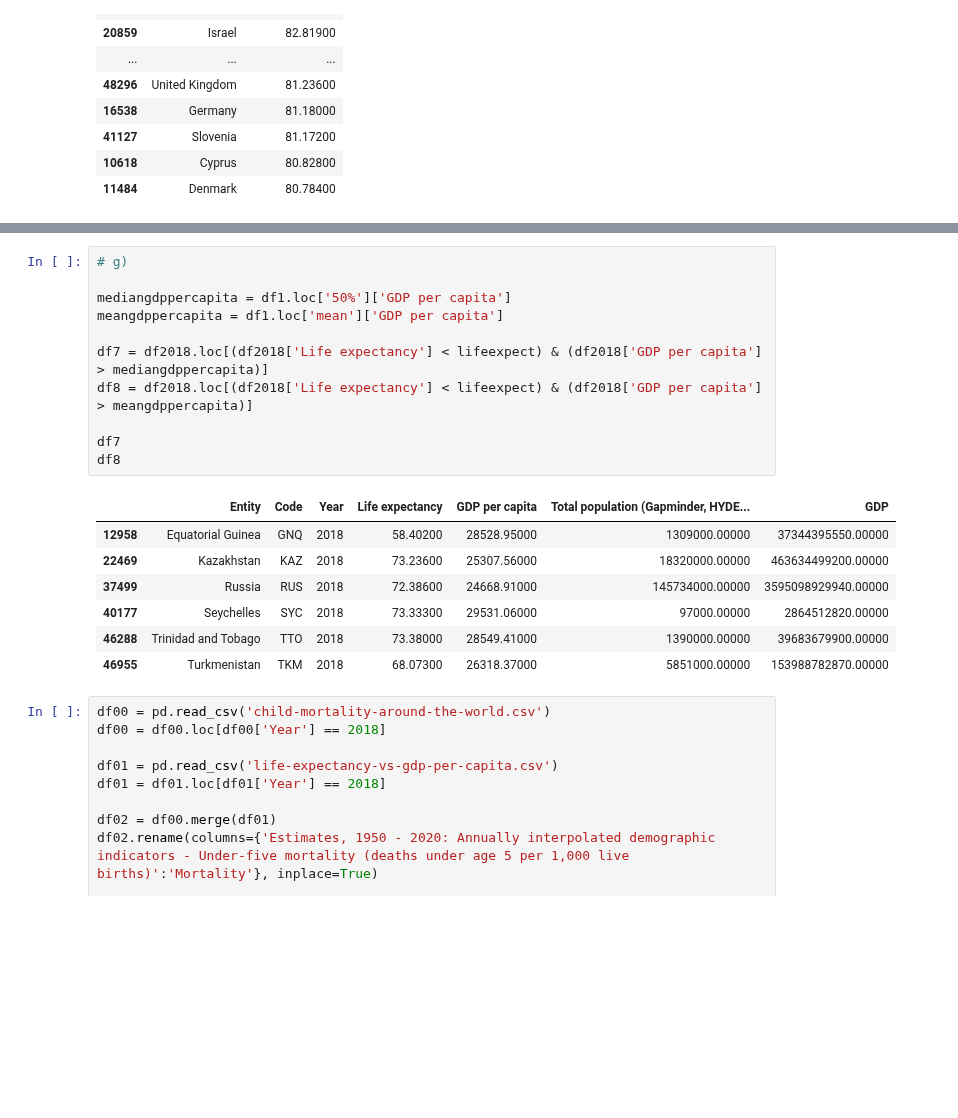
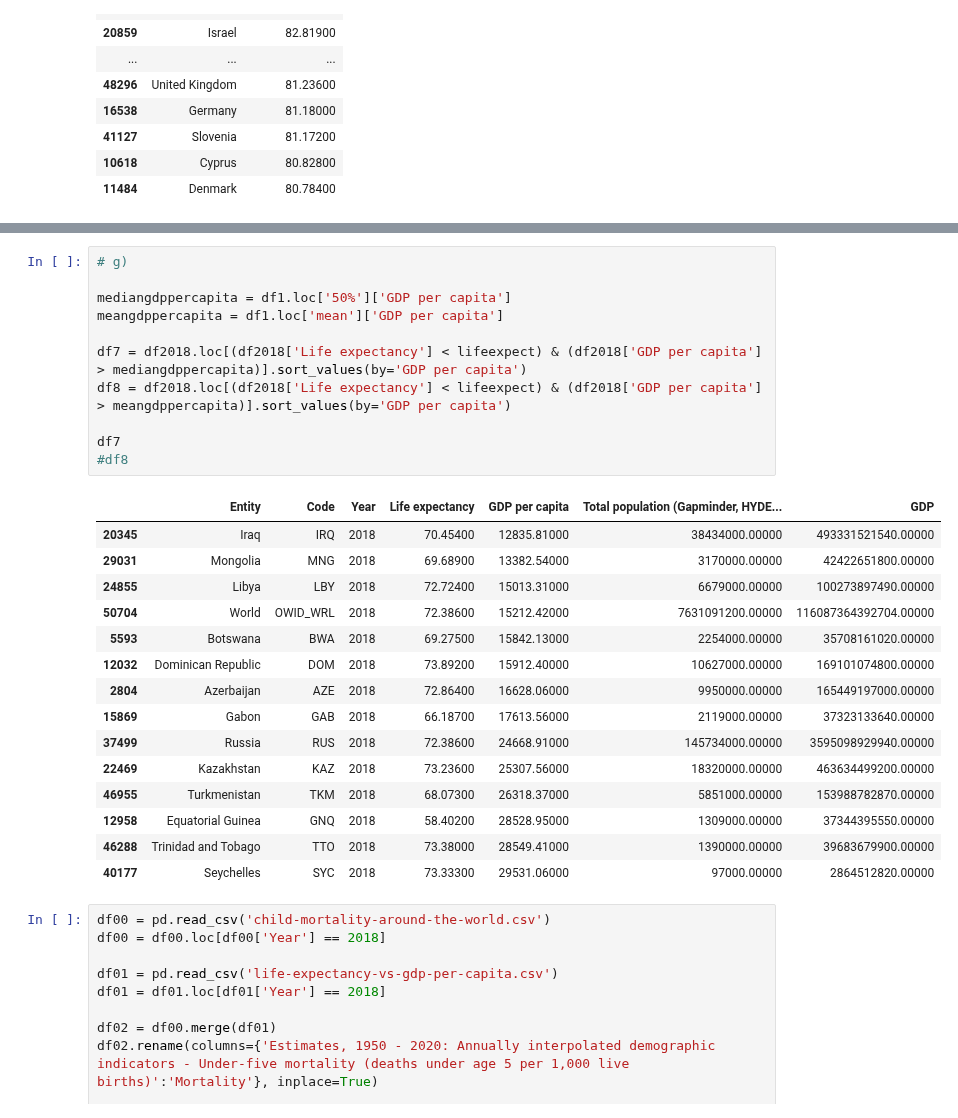
Before and after one commit to lukasmartinsson/dat405, a Jupyter notebook: labb1/labb1.ipynb, the cells around one changed output, grey strips where cells are left out. Cells and saved outputs as stored; diff of their text form; blank space fills up the shorter version.

```diff
--- a/labb1/labb1.ipynb
+++ b/labb1/labb1.ipynb
@@ -130,22 +142,30 @@ df6[['Life expectancy','GDP']]
 # %%
 # g)
 
 mediangdppercapita = df1.loc['50%']['GDP per capita']
 meangdppercapita = df1.loc['mean']['GDP per capita']
 
-df7 = df2018.loc[(df2018['Life expectancy'] < lifeexpect) & (df2018['GDP per capita'] > mediangdppercapita)]
-df8 = df2018.loc[(df2018['Life expectancy'] < lifeexpect) & (df2018['GDP per capita'] > meangdppercapita)]
+df7 = df2018.loc[(df2018['Life expectancy'] < lifeexpect) & (df2018['GDP per capita'] > mediangdppercapita)].sort_values(by='GDP per capita')
+df8 = df2018.loc[(df2018['Life expectancy'] < lifeexpect) & (df2018['GDP per capita'] > meangdppercapita)].sort_values(by='GDP per capita')
 
 df7
-df8
+#df8
 # %% [output]
 |  | Entity | Code | Year | Life expectancy | GDP per capita | Total population (Gapminder, HYDE... | GDP |
+| 20345 | Iraq | IRQ | 2018 | 70.45400 | 12835.81000 | 38434000.00000 | 493331521540.00000 |
+| 29031 | Mongolia | MNG | 2018 | 69.68900 | 13382.54000 | 3170000.00000 | 42422651800.00000 |
+| 24855 | Libya | LBY | 2018 | 72.72400 | 15013.31000 | 6679000.00000 | 100273897490.00000 |
+| 50704 | World | OWID_WRL | 2018 | 72.38600 | 15212.42000 | 7631091200.00000 | 116087364392704.00000 |
+| 5593 | Botswana | BWA | 2018 | 69.27500 | 15842.13000 | 2254000.00000 | 35708161020.00000 |
+| 12032 | Dominican Republic | DOM | 2018 | 73.89200 | 15912.40000 | 10627000.00000 | 169101074800.00000 |
+| 2804 | Azerbaijan | AZE | 2018 | 72.86400 | 16628.06000 | 9950000.00000 | 165449197000.00000 |
+| 15869 | Gabon | GAB | 2018 | 66.18700 | 17613.56000 | 2119000.00000 | 37323133640.00000 |
+| 37499 | Russia | RUS | 2018 | 72.38600 | 24668.91000 | 145734000.00000 | 3595098929940.00000 |
+| 22469 | Kazakhstan | KAZ | 2018 | 73.23600 | 25307.56000 | 18320000.00000 | 463634499200.00000 |
+| 46955 | Turkmenistan | TKM | 2018 | 68.07300 | 26318.37000 | 5851000.00000 | 153988782870.00000 |
 | 12958 | Equatorial Guinea | GNQ | 2018 | 58.40200 | 28528.95000 | 1309000.00000 | 37344395550.00000 |
-| 22469 | Kazakhstan | KAZ | 2018 | 73.23600 | 25307.56000 | 18320000.00000 | 463634499200.00000 |
-| 37499 | Russia | RUS | 2018 | 72.38600 | 24668.91000 | 145734000.00000 | 3595098929940.00000 |
+| 46288 | Trinidad and Tobago | TTO | 2018 | 73.38000 | 28549.41000 | 1390000.00000 | 39683679900.00000 |
 | 40177 | Seychelles | SYC | 2018 | 73.33300 | 29531.06000 | 97000.00000 | 2864512820.00000 |
-| 46288 | Trinidad and Tobago | TTO | 2018 | 73.38000 | 28549.41000 | 1390000.00000 | 39683679900.00000 |
-| 46955 | Turkmenistan | TKM | 2018 | 68.07300 | 26318.37000 | 5851000.00000 | 153988782870.00000 |
 # %%
 df00 = pd.read_csv('child-mortality-around-the-world.csv')
 df00 = df00.loc[df00['Year'] == 2018]
```
Also changed, not shown: parts of 3 cells of this notebook, 4 other files.
